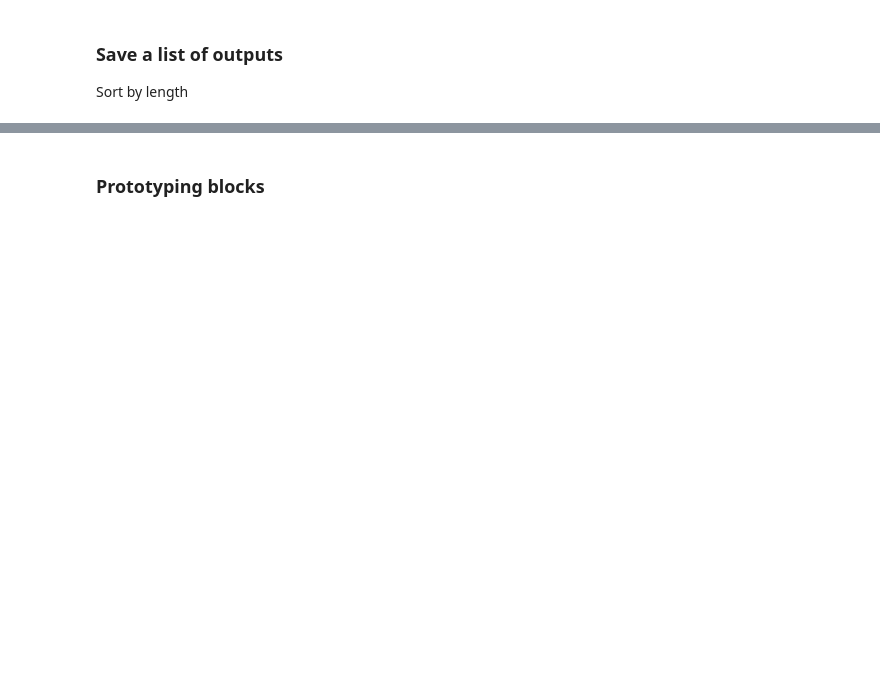
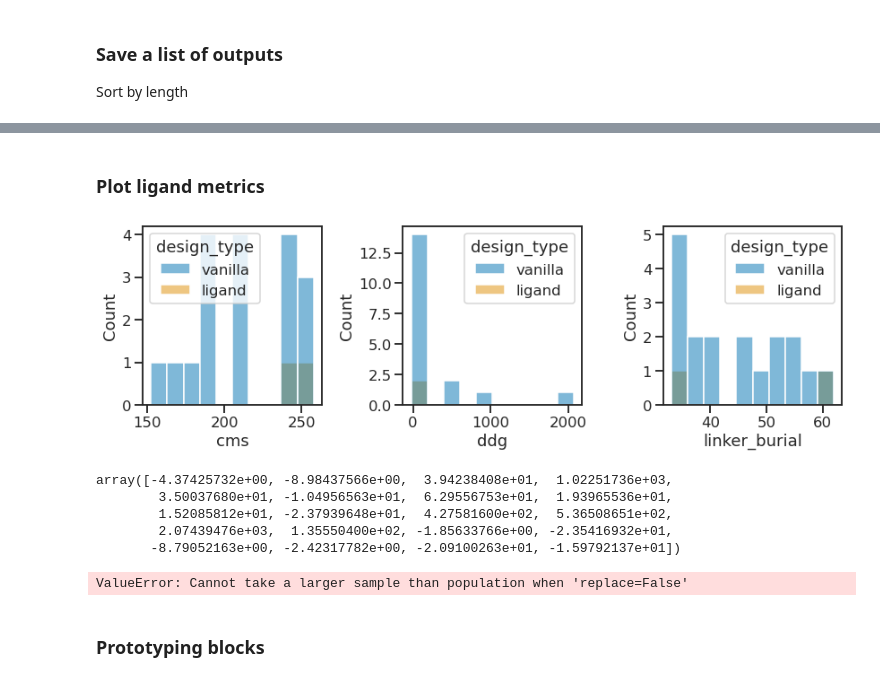
Before and after one commit to proleu/grad_reqs, a Jupyter notebook: 04_filter_and_order.ipynb, the cells around one changed output, grey strips where cells are left out. Saved outputs shown, nothing was run; the diff lists cells and outputs as text; code cells hidden in the pictures; blank space fills up the shorter version.

```diff
--- a/04_filter_and_order.ipynb
+++ b/04_filter_and_order.ipynb
@@ -150,9 +165,9 @@ len(set(scores_df["path_in"].values))
 ### Save a list of outputs
 Sort by length
 # %%
-simulation_name = "03_redock_ligand"
+simulation_name = "04_filter"
 output_path = os.path.join(os.getcwd(), f"{simulation_name}")
 
-with open(os.path.join(output_path, "redocked_binders.list"), "w") as f:
-    for path in tqdm(scores_df.index):
+with open(os.path.join(output_path, "filtered_on_linker.list"), "w") as f:
+    for path in tqdm(filtered.index):
         print(path, file=f)
@@ -158,0 +218,8 @@ with open(os.path.join(output_path, "redocked_binders.list"), "w") as f:
+# %%
+sys.path.insert(0, "/projects/crispy_shifty")
+from crispy_shifty.utils.io import parse_scorefile_linear
+
+output_path = os.path.join(os.getcwd(), f"{simulation_name}")
+
+if not os.path.exists(os.path.join(output_path, "scores.csv")):
+    scores_df = parse_scorefile_linear(os.path.join(output_path, "scores.json"))
@@ -158,0 +228,5 @@ with open(os.path.join(output_path, "redocked_binders.list"), "w") as f:
+# %%
+if not os.path.exists(os.path.join(output_path, "scores.csv")):
+    scores_df.to_csv(os.path.join(output_path, "scores.csv"))
+
+scores_df = pd.read_csv(os.path.join(output_path, "scores.csv"), index_col="Unnamed: 0")
@@ -158,0 +235,7 @@ with open(os.path.join(output_path, "redocked_binders.list"), "w") as f:
+# %%
+sns.set(
+    context="talk",
+    font_scale=1,  # make the font larger; default is pretty small
+    style="ticks",  # make the background white with black lines
+    palette="colorblind",  # a color palette that is colorblind friendly!
+)
@@ -159,2 +252,36 @@ with open(os.path.join(output_path, "redocked_binders.list"), "w") as f:
+# %% [markdown]
+### Plot ligand metrics
+# %%
+cols = [
+    "cms",
+    "ddg",
+    "linker_burial",
+]
+the_fig = histplot_df(
+    df=scores_df,
+    cols=cols,
+    bins=10,
+    hue="design_type",
+)
+plt.savefig(os.path.join(output_path, "ligand_scores.png"))
+# %% [output]
+[figure, added]
+# %%
+scores_df.ddg.values
+# %% [output]
+array([-4.37425732e+00, -8.98437566e+00,  3.94238408e+01,  1.02251736e+03,
+        3.50037680e+01, -1.04956563e+01,  6.29556753e+01,  1.93965536e+01,
+        1.52085812e+01, -2.37939648e+01,  4.27581600e+02,  5.36508651e+02,
+        2.07439476e+03,  1.35550400e+02, -1.85633766e+00, -2.35416932e+01,
+       -8.79052163e+00, -2.42317782e+00, -2.09100263e+01, -1.59792137e+01])
+# %%
+the_fig = pairplot_df(
+    df=scores_df.sample(1000, random_state=0),
+    cols=cols,
+    hue="design_type",
+)
+plt.savefig(os.path.join(output_path, "ligand_scores_paired.png"))
+# %% [output]
+ValueError: Cannot take a larger sample than population when 'replace=False'
 # %% [markdown]
 ### Prototyping blocks
```
Also changed, not shown: parts of 20 cells of this notebook, 1 other file.
